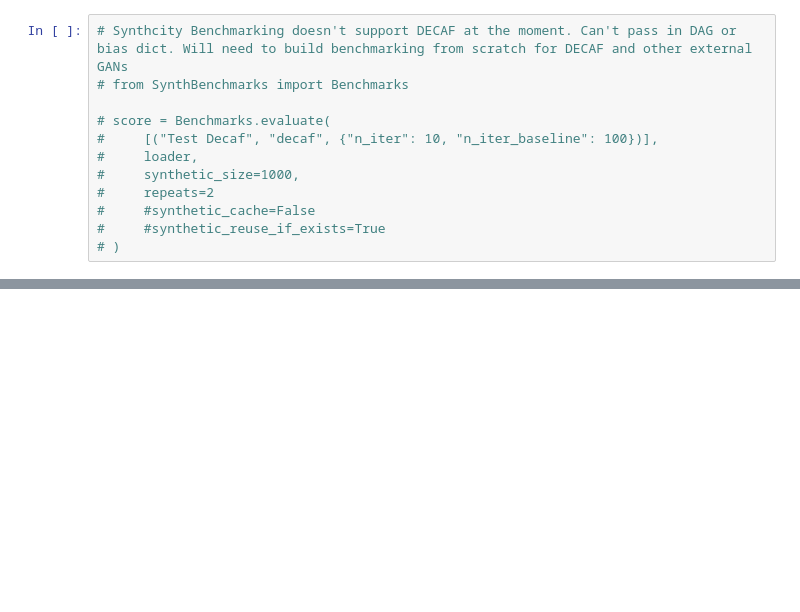
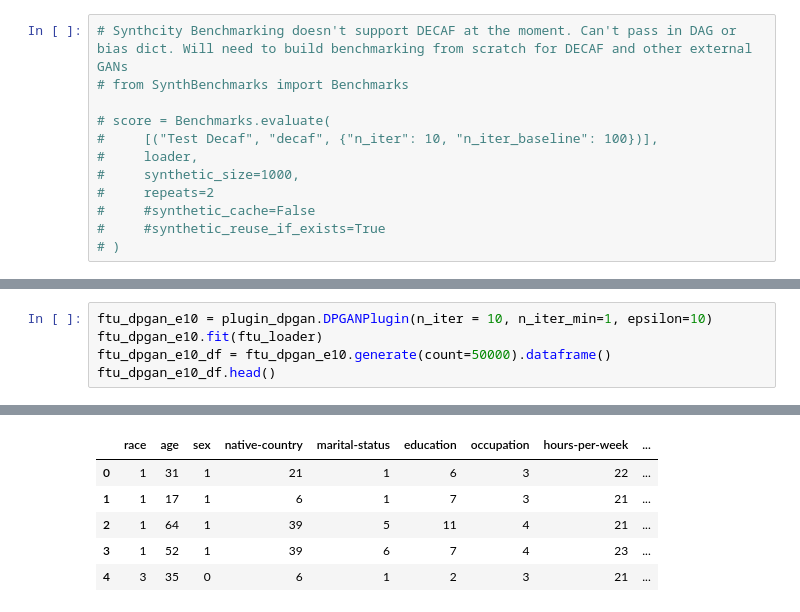
Before and after one commit to humayraR/fact-ai_Repl, a Jupyter notebook: SynthDECAF.ipynb, the cells around one changed output, grey strips where cells are left out. Cells and saved outputs as stored; diff of their text form; blank space fills up the shorter version.

```diff
--- a/SynthDECAF.ipynb
+++ b/SynthDECAF.ipynb
@@ -258,0 +426,6 @@ decaf_cf.to_csv('decaf_cf.csv', index=False)
+# %%
+ftu_dpgan_e10 = plugin_dpgan.DPGANPlugin(n_iter = 10, n_iter_min=1, epsilon=10)
+ftu_dpgan_e10.fit(ftu_loader)
+ftu_dpgan_e10_df = ftu_dpgan_e10.generate(count=50000).dataframe()
+ftu_dpgan_e10_df.head()
+# %% [output]
@@ -258,0 +444,6 @@ decaf_cf.to_csv('decaf_cf.csv', index=False)
+|  | race | age | sex | native-country | marital-status | education | occupation | hours-per-week | ... |
+| 0 | 1 | 31 | 1 | 21 | 1 | 6 | 3 | 22 | ... |
+| 1 | 1 | 17 | 1 | 6 | 1 | 7 | 3 | 21 | ... |
+| 2 | 1 | 64 | 1 | 39 | 5 | 11 | 4 | 21 | ... |
+| 3 | 1 | 52 | 1 | 39 | 6 | 7 | 4 | 23 | ... |
+| 4 | 3 | 35 | 0 | 6 | 1 | 2 | 3 | 21 | ... |
```
Also changed, not shown: parts of 10 cells of this notebook.
